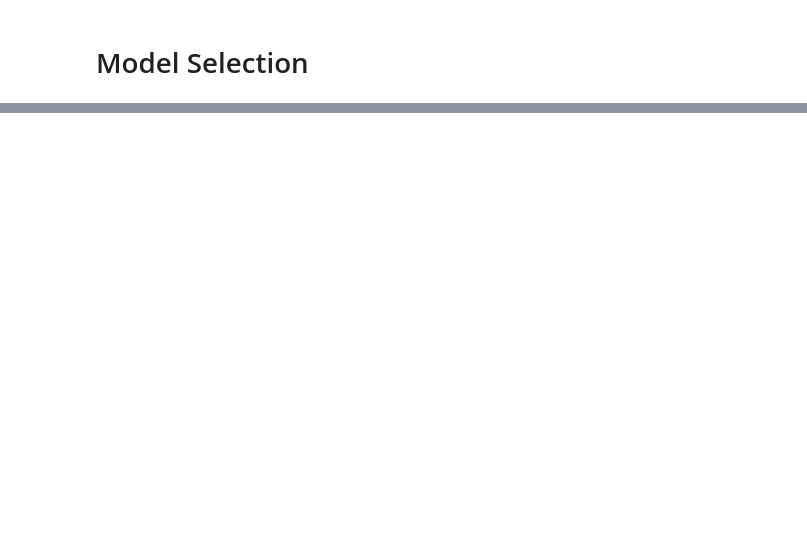
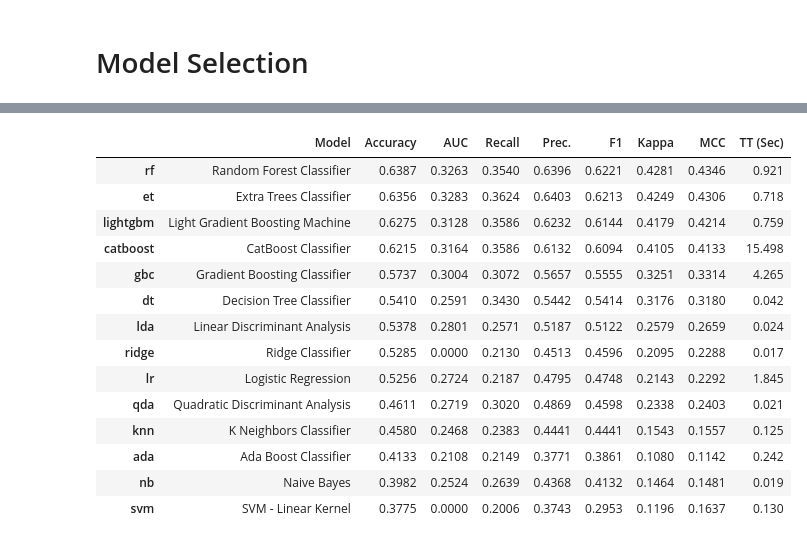
Before and after one commit to inrap8206/Dacon, a Jupyter notebook: [데이콘]와인품질분류.ipynb, the cells around one changed output, grey strips where cells are left out. Saved outputs shown, nothing was run; the diff lists cells and outputs as text; code cells hidden in the pictures; blank space fills up the shorter version.

```diff
--- a/[데이콘]와인품질분류.ipynb
+++ b/[데이콘]와인품질분류.ipynb
@@ -112,0 +137,18 @@ model_test.sort_values('score')
+# %%
+best_3 = compare_models(sort='Accuracy', n_select=3)
+# %% [output]
+|  | Model | Accuracy | AUC | Recall | Prec. | F1 | Kappa | MCC | TT (Sec) |
+| rf | Random Forest Classifier | 0.6387 | 0.3263 | 0.3540 | 0.6396 | 0.6221 | 0.4281 | 0.4346 | 0.921 |
+| et | Extra Trees Classifier | 0.6356 | 0.3283 | 0.3624 | 0.6403 | 0.6213 | 0.4249 | 0.4306 | 0.718 |
+| lightgbm | Light Gradient Boosting Machine | 0.6275 | 0.3128 | 0.3586 | 0.6232 | 0.6144 | 0.4179 | 0.4214 | 0.759 |
+| catboost | CatBoost Classifier | 0.6215 | 0.3164 | 0.3586 | 0.6132 | 0.6094 | 0.4105 | 0.4133 | 15.498 |
+| gbc | Gradient Boosting Classifier | 0.5737 | 0.3004 | 0.3072 | 0.5657 | 0.5555 | 0.3251 | 0.3314 | 4.265 |
+| dt | Decision Tree Classifier | 0.5410 | 0.2591 | 0.3430 | 0.5442 | 0.5414 | 0.3176 | 0.3180 | 0.042 |
+| lda | Linear Discriminant Analysis | 0.5378 | 0.2801 | 0.2571 | 0.5187 | 0.5122 | 0.2579 | 0.2659 | 0.024 |
+| ridge | Ridge Classifier | 0.5285 | 0.0000 | 0.2130 | 0.4513 | 0.4596 | 0.2095 | 0.2288 | 0.017 |
+| lr | Logistic Regression | 0.5256 | 0.2724 | 0.2187 | 0.4795 | 0.4748 | 0.2143 | 0.2292 | 1.845 |
+| qda | Quadratic Discriminant Analysis | 0.4611 | 0.2719 | 0.3020 | 0.4869 | 0.4598 | 0.2338 | 0.2403 | 0.021 |
+| knn | K Neighbors Classifier | 0.4580 | 0.2468 | 0.2383 | 0.4441 | 0.4441 | 0.1543 | 0.1557 | 0.125 |
+| ada | Ada Boost Classifier | 0.4133 | 0.2108 | 0.2149 | 0.3771 | 0.3861 | 0.1080 | 0.1142 | 0.242 |
+| nb | Naive Bayes | 0.3982 | 0.2524 | 0.2639 | 0.4368 | 0.4132 | 0.1464 | 0.1481 | 0.019 |
+| svm | SVM - Linear Kernel | 0.3775 | 0.0000 | 0.2006 | 0.3743 | 0.2953 | 0.1196 | 0.1637 | 0.130 |
```
Also changed, not shown: parts of 12 cells of this notebook.
